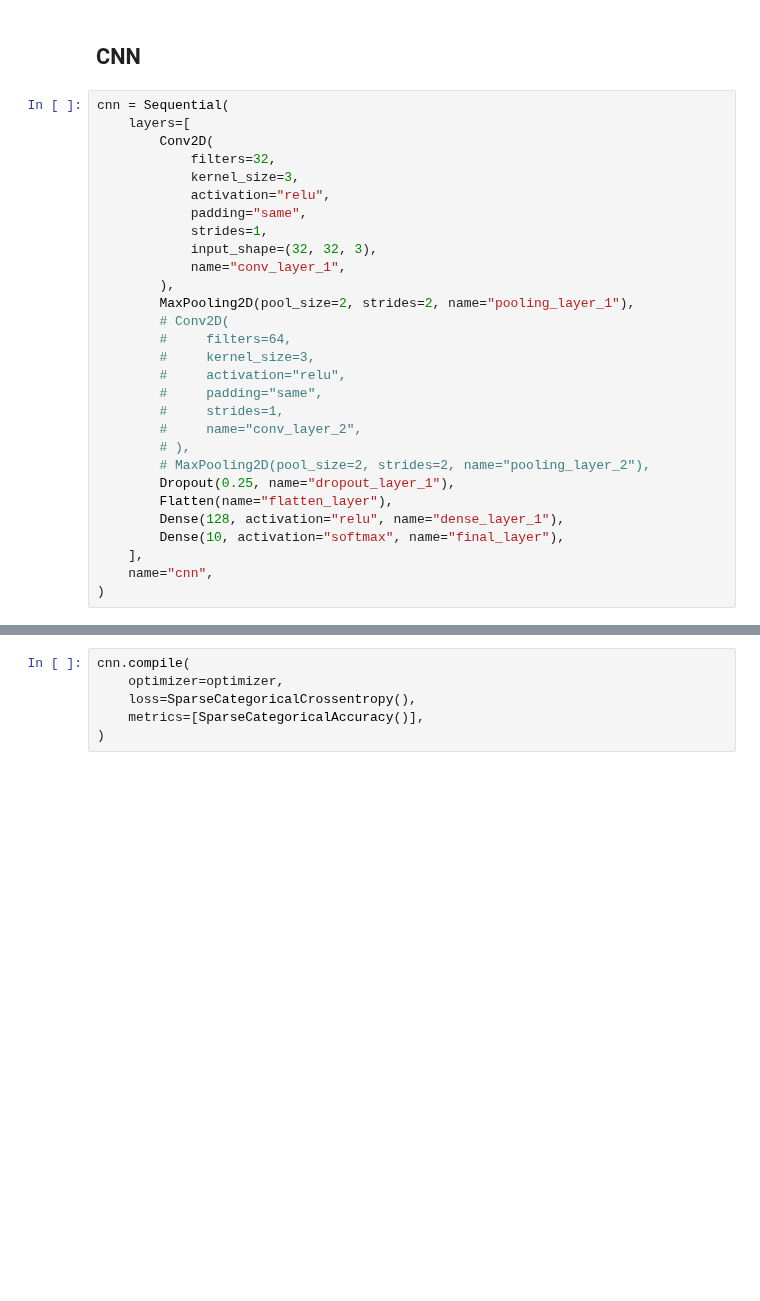
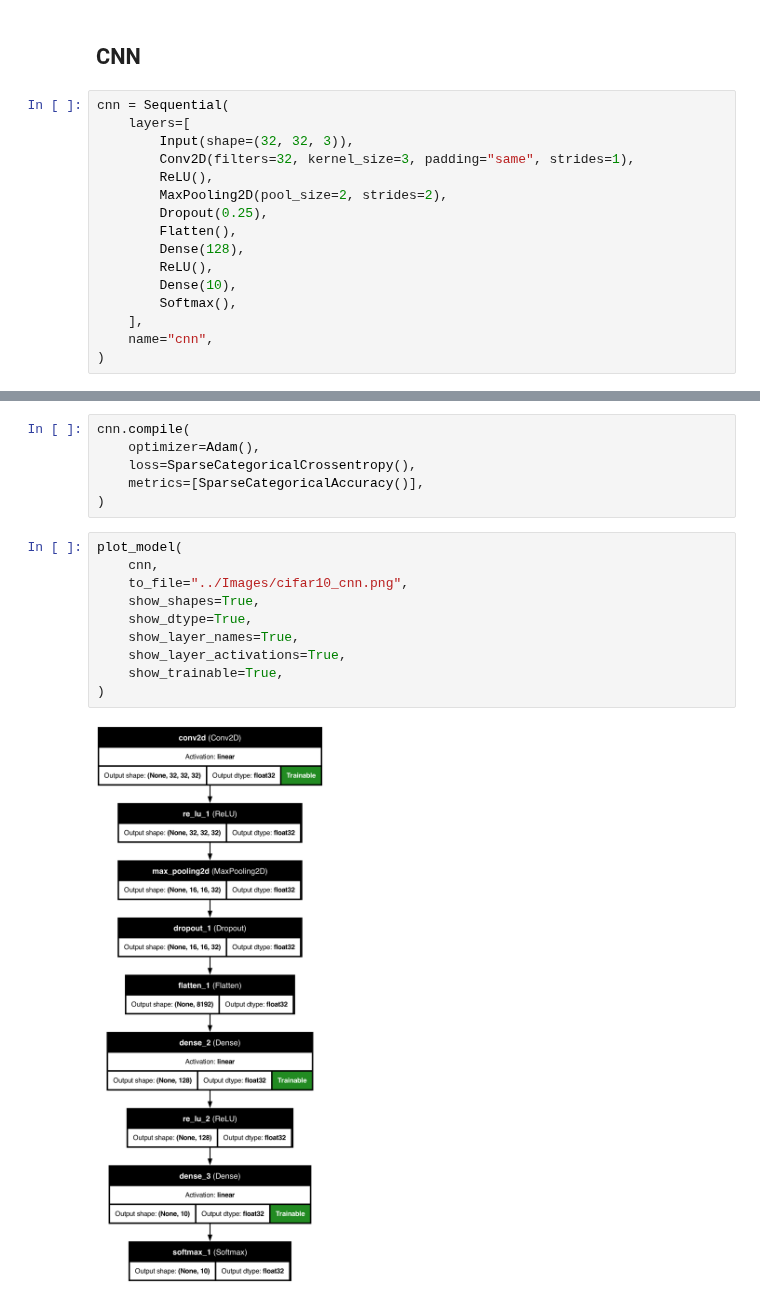
Before and after one commit to debjitpal5040/Deep_Learning_Algorithms, a Jupyter notebook: Tensorflow/cifar10.ipynb, the cells around one changed output, grey strips where cells are left out. Drawn from its saved outputs; the diff is of its cells as text; blank space fills up the shorter version.

```diff
--- a/Tensorflow/cifar10.ipynb
+++ b/Tensorflow/cifar10.ipynb
@@ -213,29 +243,16 @@ y_pred = ann.predict(X_test)
 # %%
 cnn = Sequential(
     layers=[
-        Conv2D(
-            filters=32,
-            kernel_size=3,
-            activation="relu",
-            padding="same",
-            strides=1,
-            input_shape=(32, 32, 3),
-            name="conv_layer_1",
-        ),
-        MaxPooling2D(pool_size=2, strides=2, name="pooling_layer_1"),
-        # Conv2D(
-        #     filters=64,
-        #     kernel_size=3,
-        #     activation="relu",
-        #     padding="same",
-        #     strides=1,
-        #     name="conv_layer_2",
-        # ),
-        # MaxPooling2D(pool_size=2, strides=2, name="pooling_layer_2"),
-        Dropout(0.25, name="dropout_layer_1"),
-        Flatten(name="flatten_layer"),
-        Dense(128, activation="relu", name="dense_layer_1"),
-        Dense(10, activation="softmax", name="final_layer"),
+        Input(shape=(32, 32, 3)),
+        Conv2D(filters=32, kernel_size=3, padding="same", strides=1),
+        ReLU(),
+        MaxPooling2D(pool_size=2, strides=2),
+        Dropout(0.25),
+        Flatten(),
+        Dense(128),
+        ReLU(),
+        Dense(10),
+        Softmax(),
     ],
     name="cnn",
 )
@@ -271,8 +295,20 @@ _________________________________________________________________
 # %%
 cnn.compile(
-    optimizer=optimizer,
+    optimizer=Adam(),
     loss=SparseCategoricalCrossentropy(),
     metrics=[SparseCategoricalAccuracy()],
 )
+# %%
+plot_model(
+    cnn,
+    to_file="../Images/cifar10_cnn.png",
+    show_shapes=True,
+    show_dtype=True,
+    show_layer_names=True,
+    show_layer_activations=True,
+    show_trainable=True,
+)
+# %% [output]
+[figure, added]
 # %%
 cnn_checkpoint_callback = ModelCheckpoint(
```
Also changed, not shown: parts of 18 cells of this notebook, 27 other files.
